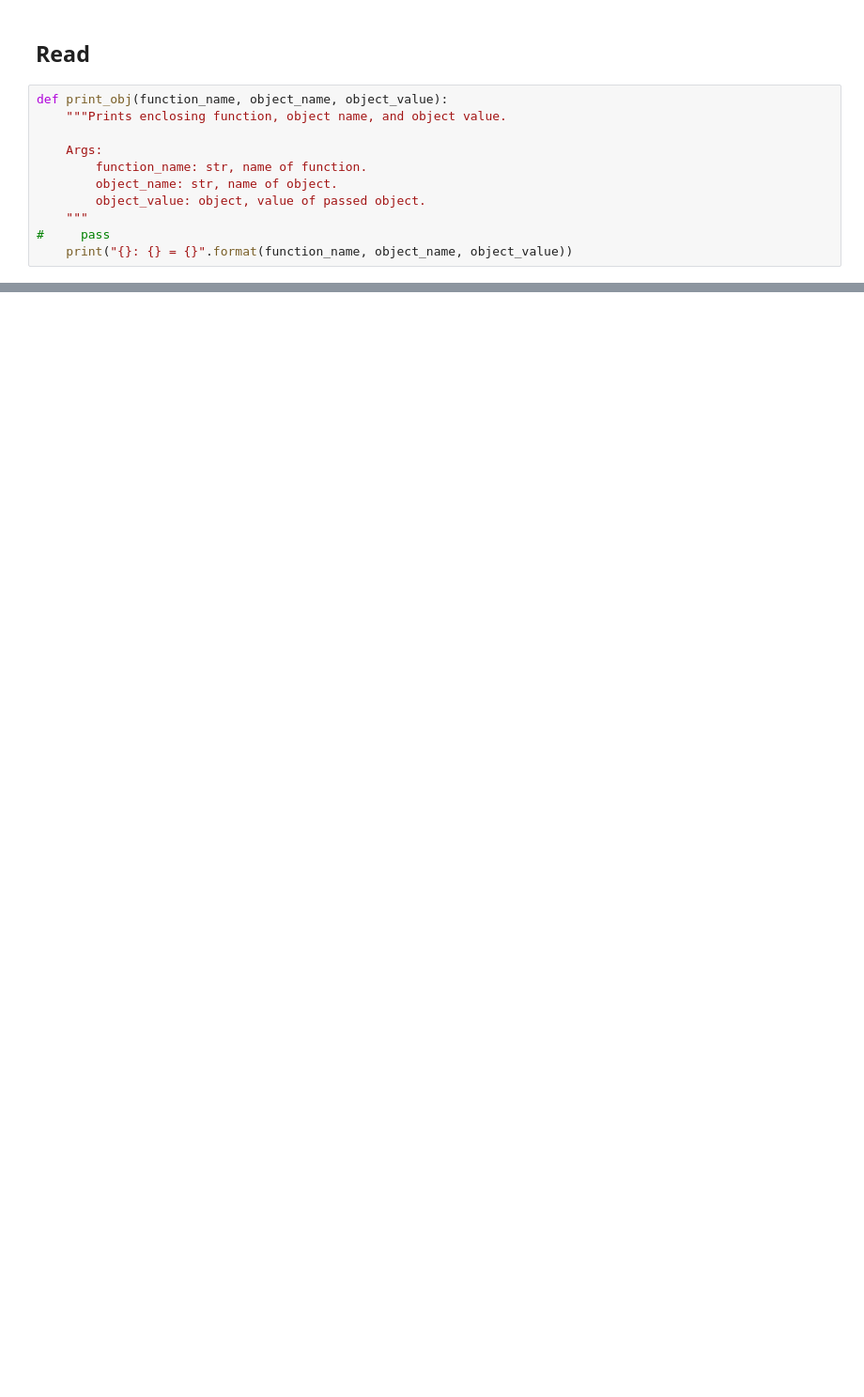
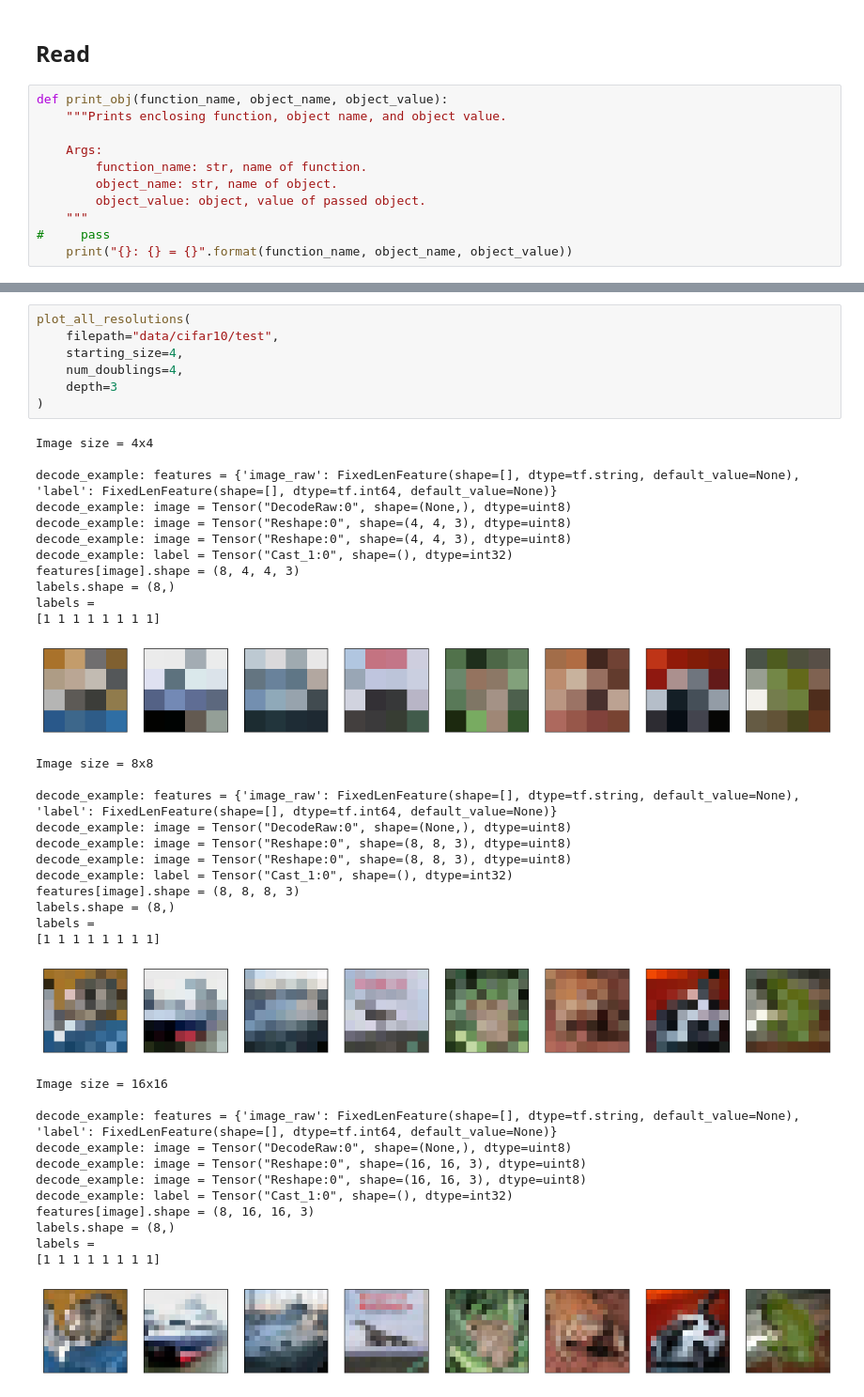
Before and after one commit to ryangillard/artificial_intelligence, a Jupyter notebook: machine_learning/gan/create_tfrecords_cifar10.ipynb, the cells around one changed output, grey strips where cells are left out. Shown at 94% size. Saved outputs shown, nothing was run; the diff lists cells and outputs as text; blank space fills up the shorter version.

```diff
--- a/machine_learning/gan/create_tfrecords_cifar10.ipynb
+++ b/machine_learning/gan/create_tfrecords_cifar10.ipynb
@@ -279,0 +363,44 @@ labels =
+# %%
+plot_all_resolutions(
+    filepath="data/cifar10/test",
+    starting_size=4,
+    num_doublings=4,
+    depth=3
+)
+# %% [output]
+Image size = 4x4
+
+decode_example: features = {'image_raw': FixedLenFeature(shape=[], dtype=tf.string, default_value=None), 'label': FixedLenFeature(shape=[], dtype=tf.int64, default_value=None)}
+decode_example: image = Tensor("DecodeRaw:0", shape=(None,), dtype=uint8)
+decode_example: image = Tensor("Reshape:0", shape=(4, 4, 3), dtype=uint8)
+decode_example: image = Tensor("Reshape:0", shape=(4, 4, 3), dtype=uint8)
+decode_example: label = Tensor("Cast_1:0", shape=(), dtype=int32)
+features[image].shape = (8, 4, 4, 3)
+labels.shape = (8,)
+labels =
+[1 1 1 1 1 1 1 1]
+[figure, added]
+Image size = 8x8
+
+decode_example: features = {'image_raw': FixedLenFeature(shape=[], dtype=tf.string, default_value=None), 'label': FixedLenFeature(shape=[], dtype=tf.int64, default_value=None)}
+decode_example: image = Tensor("DecodeRaw:0", shape=(None,), dtype=uint8)
+decode_example: image = Tensor("Reshape:0", shape=(8, 8, 3), dtype=uint8)
+decode_example: image = Tensor("Reshape:0", shape=(8, 8, 3), dtype=uint8)
+decode_example: label = Tensor("Cast_1:0", shape=(), dtype=int32)
+features[image].shape = (8, 8, 8, 3)
+labels.shape = (8,)
+labels =
+[1 1 1 1 1 1 1 1]
+[figure, added]
+Image size = 16x16
+
+decode_example: features = {'image_raw': FixedLenFeature(shape=[], dtype=tf.string, default_value=None), 'label': FixedLenFeature(shape=[], dtype=tf.int64, default_value=None)}
+decode_example: image = Tensor("DecodeRaw:0", shape=(None,), dtype=uint8)
+decode_example: image = Tensor("Reshape:0", shape=(16, 16, 3), dtype=uint8)
+decode_example: image = Tensor("Reshape:0", shape=(16, 16, 3), dtype=uint8)
+decode_example: label = Tensor("Cast_1:0", shape=(), dtype=int32)
+features[image].shape = (8, 16, 16, 3)
+labels.shape = (8,)
+labels =
+[1 1 1 1 1 1 1 1]
+[figure, added]
```
Also changed, not shown: parts of 18 cells of this notebook, 1 other file.
